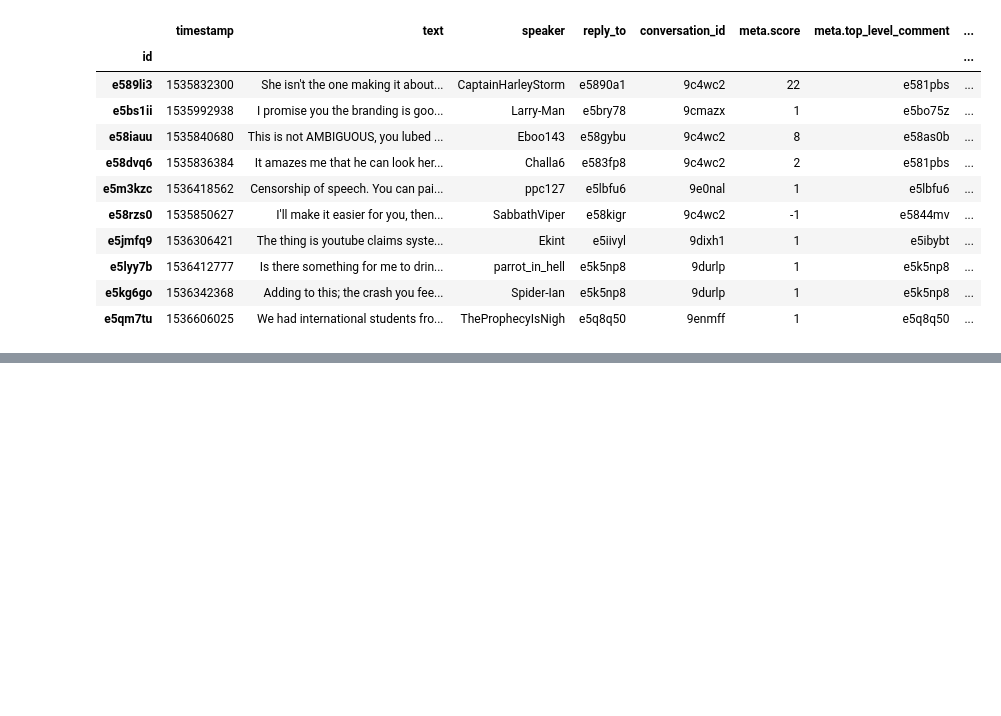
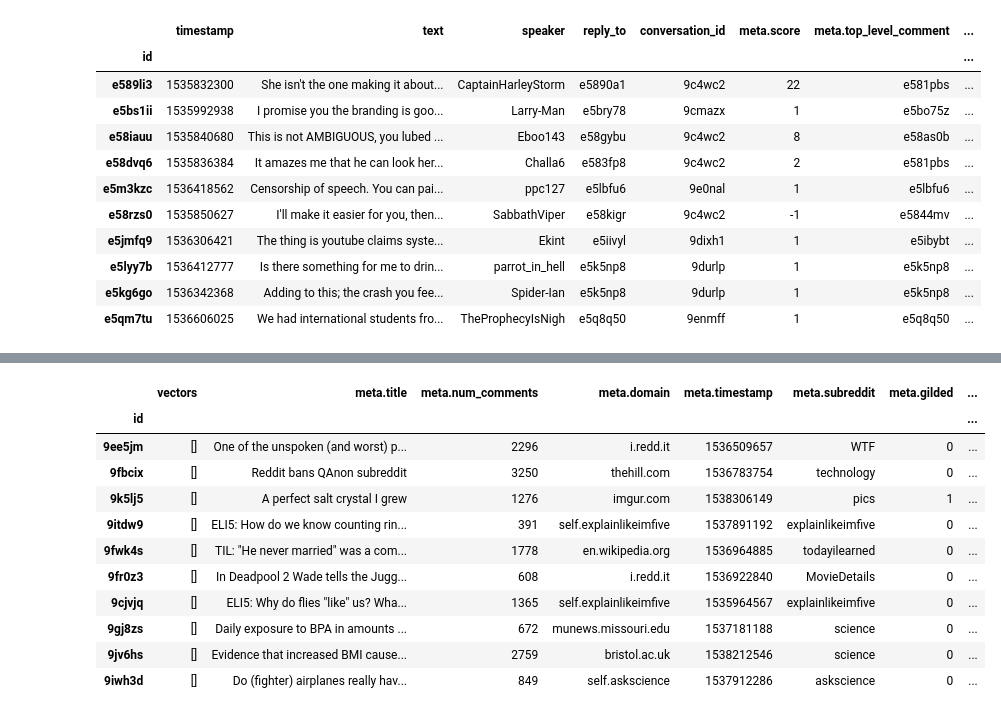
Before and after one commit to rgangela99/Cornell-Conversational-Analysis-Toolkit, a Jupyter notebook: convokit/surprise/demos/surprise_use_cases_demo.ipynb, the cells around one changed output, grey strips where cells are left out. Drawn from its saved outputs; the diff is of its cells as text; code cells hidden in the pictures; blank space fills up the shorter version.

```diff
--- a/convokit/surprise/demos/surprise_use_cases_demo.ipynb
+++ b/convokit/surprise/demos/surprise_use_cases_demo.ipynb
@@ -96,0 +138,15 @@ transformed_corpus.get_utterances_dataframe().sort_values('meta.surprise').head(
+# %%
+transformed_corpus.get_conversations_dataframe().sort_values('meta.surprise', ascending=False).head(10)
+# %% [output]
+|  | vectors | meta.title | meta.num_comments | meta.domain | meta.timestamp | meta.subreddit | meta.gilded | ... |
+| id |  |  |  |  |  |  |  | ... |
+| 9ee5jm | [] | One of the unspoken (and worst) p... | 2296 | i.redd.it | 1536509657 | WTF | 0 | ... |
+| 9fbcix | [] | Reddit bans QAnon subreddit | 3250 | thehill.com | 1536783754 | technology | 0 | ... |
+| 9k5lj5 | [] | A perfect salt crystal I grew | 1276 | imgur.com | 1538306149 | pics | 1 | ... |
+| 9itdw9 | [] | ELI5: How do we know counting rin... | 391 | self.explainlikeimfive | 1537891192 | explainlikeimfive | 0 | ... |
+| 9fwk4s | [] | TIL: "He never married" was a com... | 1778 | en.wikipedia.org | 1536964885 | todayilearned | 0 | ... |
+| 9fr0z3 | [] | In Deadpool 2 Wade tells the Jugg... | 608 | i.redd.it | 1536922840 | MovieDetails | 0 | ... |
+| 9cjvjq | [] | ELI5: Why do flies "like" us? Wha... | 1365 | self.explainlikeimfive | 1535964567 | explainlikeimfive | 0 | ... |
+| 9gj8zs | [] | Daily exposure to BPA in amounts ... | 672 | munews.missouri.edu | 1537181188 | science | 0 | ... |
+| 9jv6hs | [] | Evidence that increased BMI cause... | 2759 | bristol.ac.uk | 1538212546 | science | 0 | ... |
+| 9iwh3d | [] | Do (fighter) airplanes really hav... | 849 | self.askscience | 1537912286 | askscience | 0 | ... |
```
Also changed, not shown: parts of 11 cells of this notebook, 1 other file.
